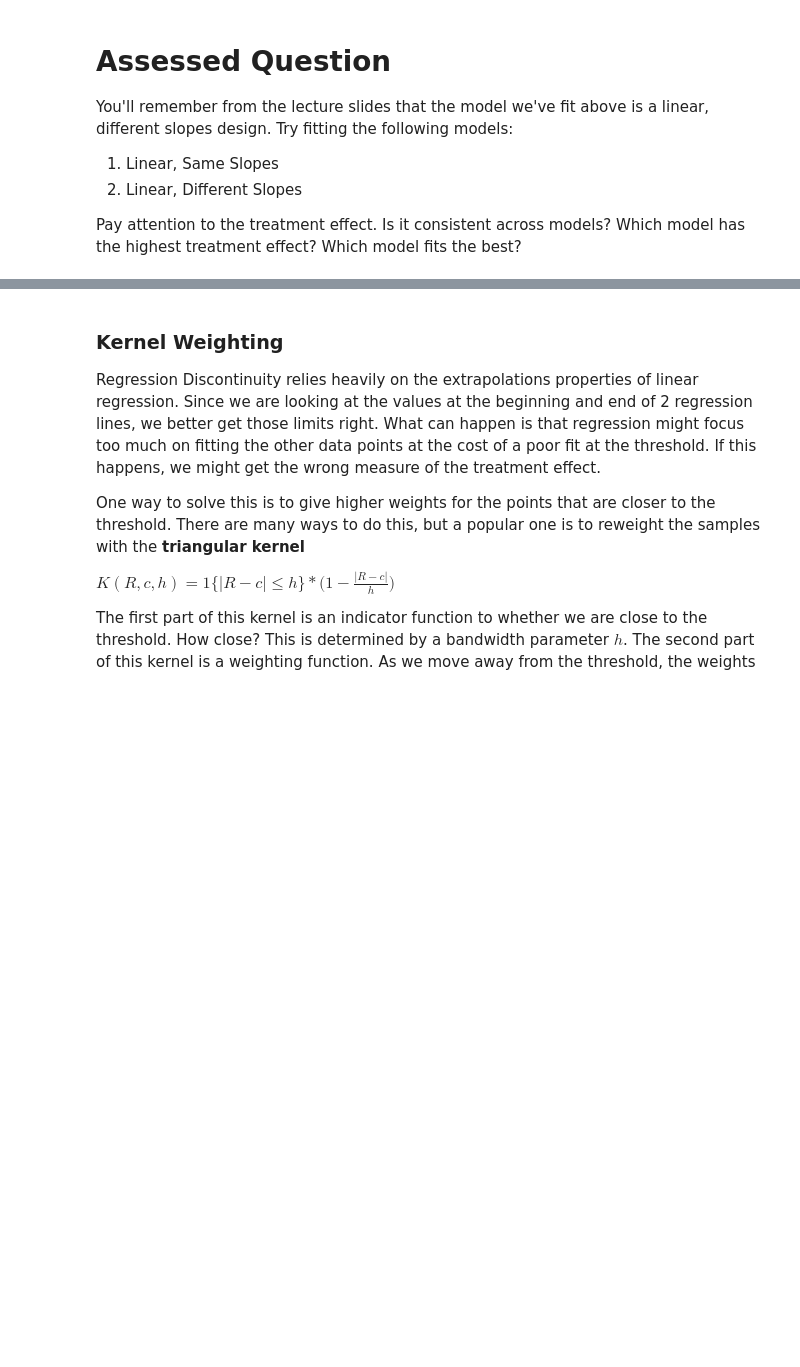
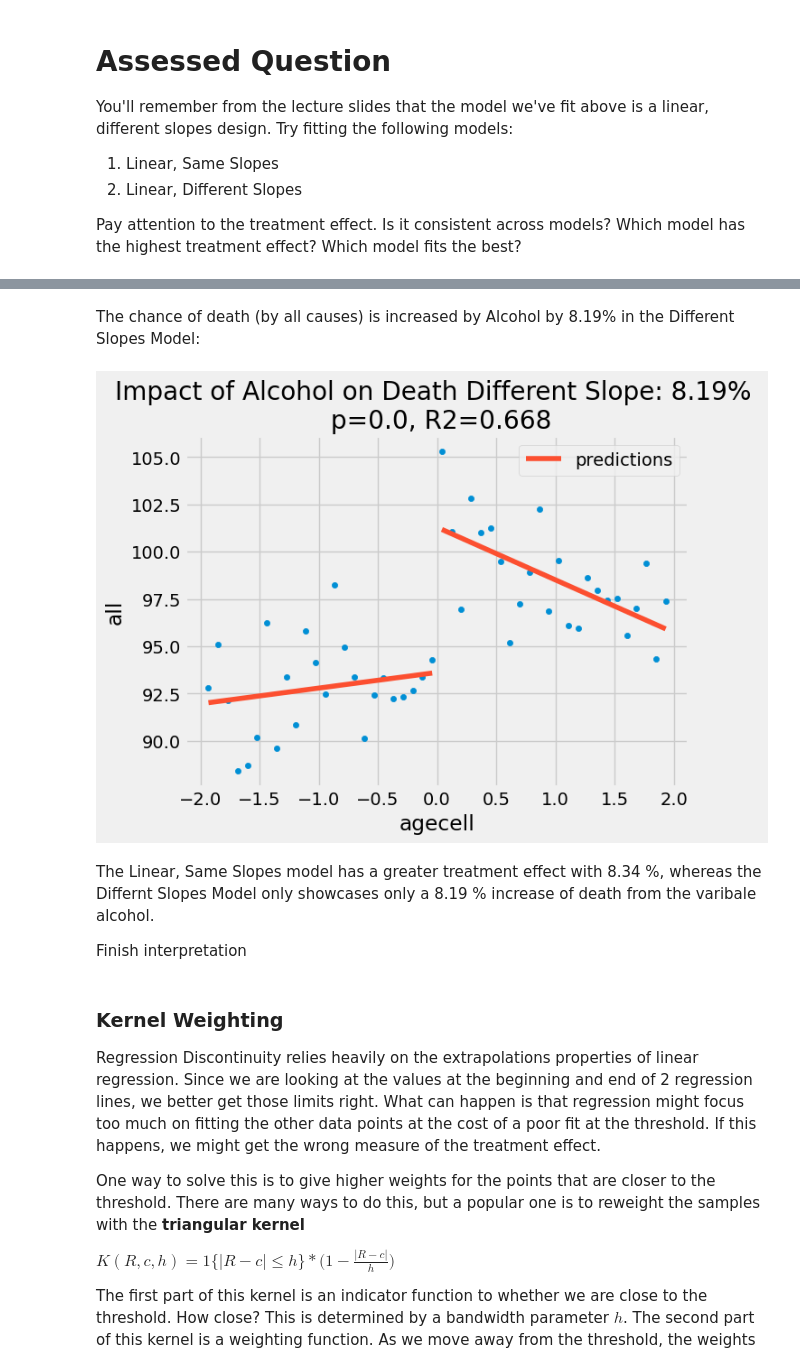
Before and after one commit to zoemarie28/QM2, a Jupyter notebook: notebooks/W09. Regression Discontinuity.ipynb, the cells around one changed output, grey strips where cells are left out. Saved outputs shown, nothing was run; the diff lists cells and outputs as text; code cells hidden in the pictures; blank space fills up the shorter version.

```diff
--- a/notebooks/W09. Regression Discontinuity.ipynb
+++ b/notebooks/W09. Regression Discontinuity.ipynb
@@ -248,0 +298,10 @@ Pay attention to the treatment effect. Is it consistent across models? Which mod
+# %% [markdown]
+The chance of death (by all causes) is increased by Alcohol by 8.19% in the Different Slopes Model:
+# %%
+# visual verification
+ax = drinking.plot.scatter(x="agecell", y="all", color="C0")
+drinking.assign(predictions=diff_slope.fittedvalues).plot(x="agecell", y="predictions", ax=ax, color="C1")
+plt.title(f"Impact of Alcohol on Death Different Slope: {np.round(ate_pct_diff_slope, 2)}% \n p={np.round(diff_slope.pvalues['threshold'], 3)}, R2={np.round(diff_slope.rsquared, 3)}")
+plt.show()
+# %% [output]
+[figure, added]
@@ -249,3 +310,8 @@ Pay attention to the treatment effect. Is it consistent across models? Which mod
+# %% [markdown]
+The Linear, Same Slopes model has a greater treatment effect with 8.34 %, whereas the Differnt Slopes Model only showcases only a 8.19 % increase of death from the varibale alcohol.
+
+
+Finish interpretation
 # %% [markdown]
 ### Kernel Weighting
 
```
Also changed, not shown: parts of 16 cells of this notebook.
